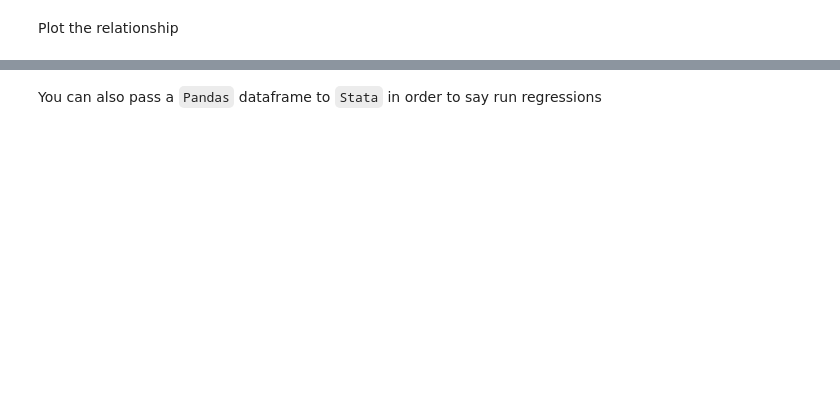
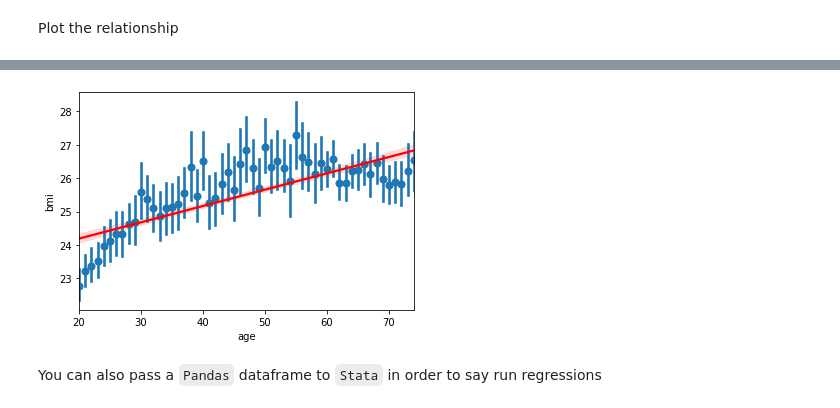
Before and after one commit to cnunez3/Data-Science-Tools-Workshop, a Jupyter notebook: Code/Day 2/Part 2 - Jupyter with Stata-Follow Along.ipynb, the cells around one changed output, grey strips where cells are left out. Drawn from its saved outputs; the diff is of its cells as text; code cells hidden in the pictures; blank space fills up the shorter version.

```diff
--- a/Code/Day 2/Part 2 - Jupyter with Stata-Follow Along.ipynb
+++ b/Code/Day 2/Part 2 - Jupyter with Stata-Follow Along.ipynb
@@ -61,2 +221,6 @@ Plot the relationship
+# %%
+sns.regplot(x="age", y="bmi",  line_kws={"color": "red"}, x_estimator=np.mean, data=df2);
+# %% [output]
+[figure, added]
 # %% [markdown]
 You can also pass a `Pandas` dataframe to `Stata` in order to say run regressions
```
Also changed, not shown: parts of 21 cells of this notebook, 12 other files.
